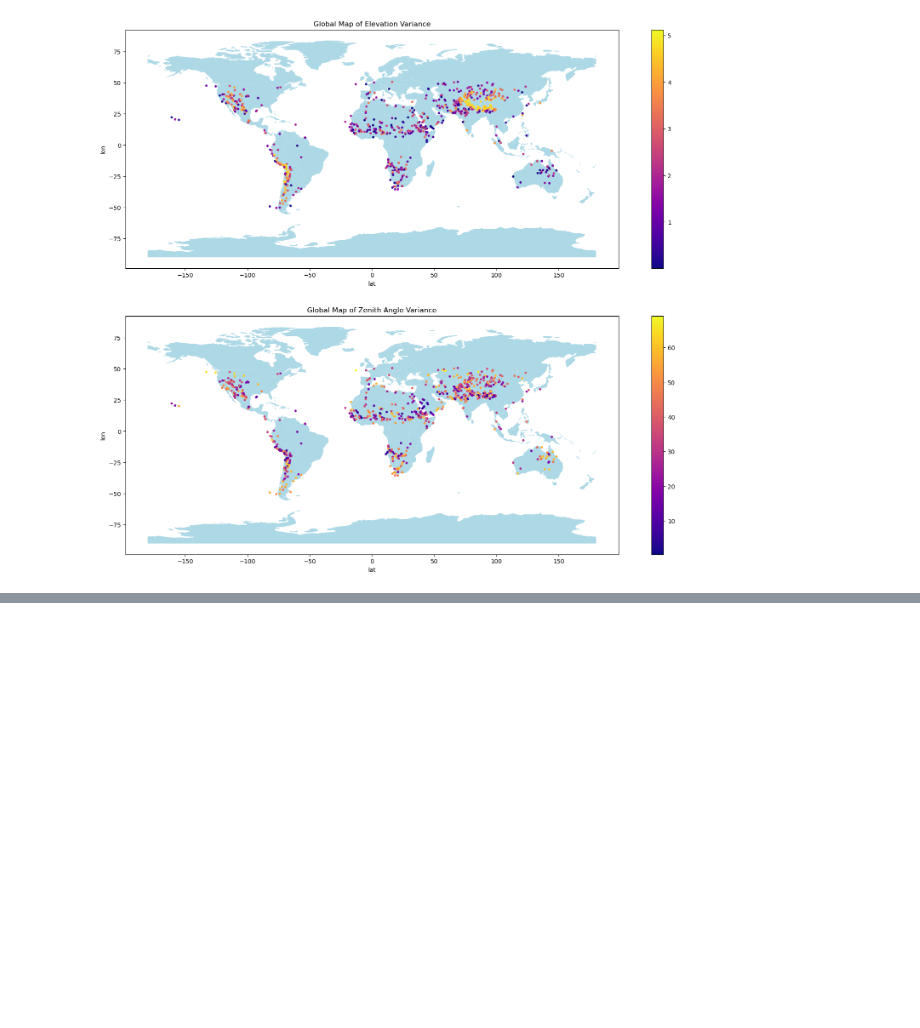
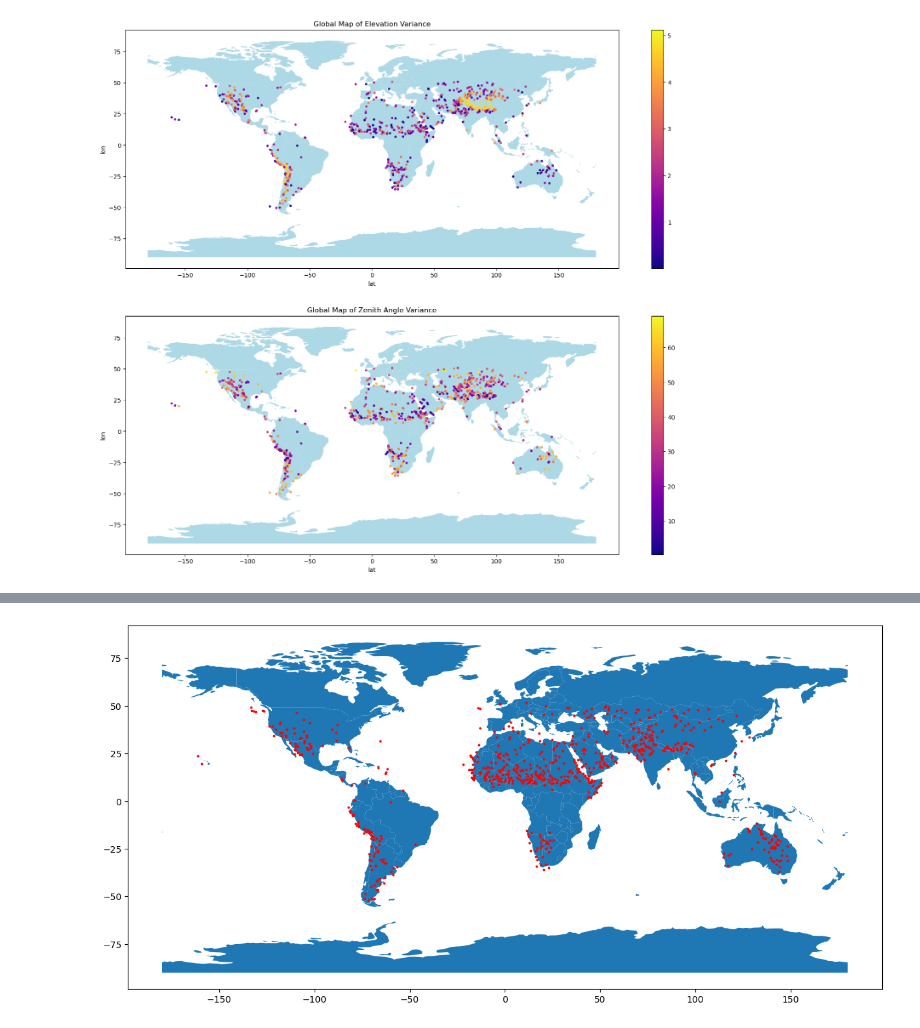
Before and after one commit to varunpatro1/EMIT_scene_analysis, a Jupyter notebook: LHS_results.ipynb, the cells around one changed output, grey strips where cells are left out. Drawn from its saved outputs; the diff is of its cells as text; code cells hidden in the pictures; blank space fills up the shorter version.

```diff
--- a/LHS_results.ipynb
+++ b/LHS_results.ipynb
@@ -40,3 +40,7 @@ spatial_plot.spatial_plt(lhs_samples)
 spatial_plot.elev_zen_variance_plt(lhs_samples)
 # %% [output]
 [figure]
+# %%
+samples2 = lhs.LatinHypercubeSample2(df)
+lhs_samples2 = df.iloc[samples2]
+lhs_fid2s = lhs_samples2['fid']
@@ -42,0 +58,4 @@ spatial_plot.elev_zen_variance_plt(lhs_samples)
+# %%
+spatial_plot.spatial_plt(lhs_samples2)
+# %% [output]
+[figure, added]
```
Also changed, not shown: parts of 3 cells of this notebook, 3 other files.
